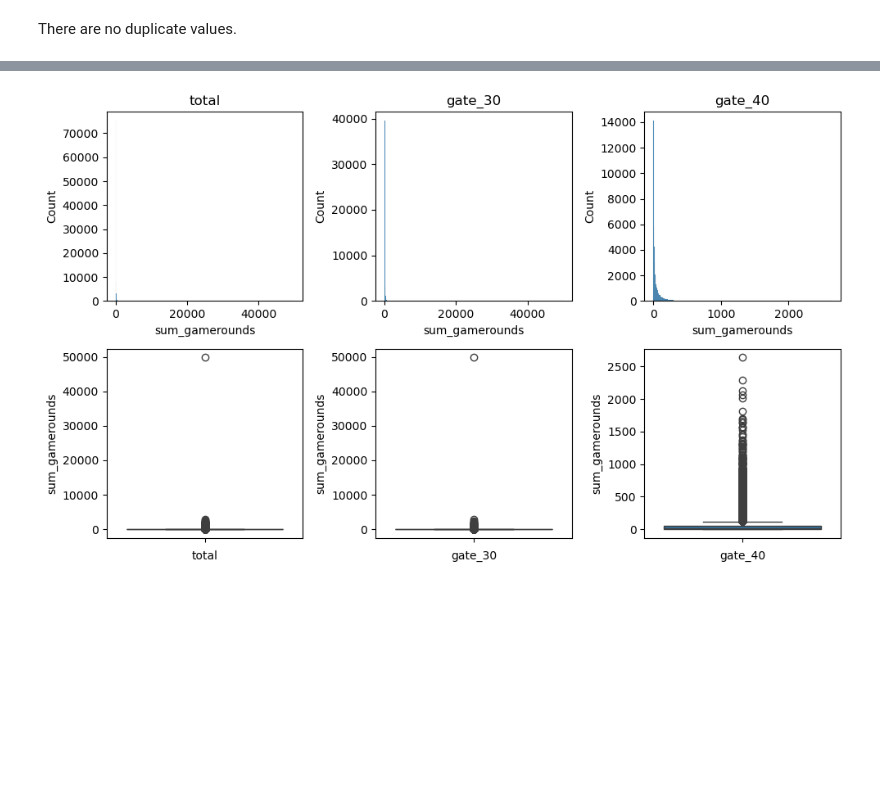
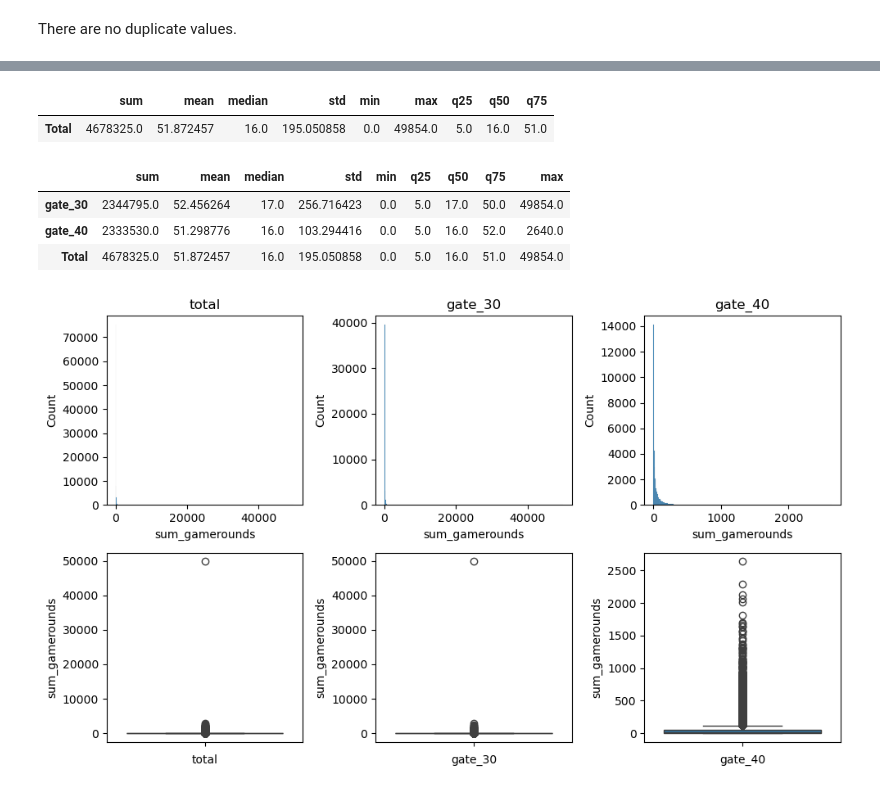
Before and after one commit to Itaru2018/Cookie_cats, a Jupyter notebook: notebook/cookie_cats.ipynb, the cells around one changed output, grey strips where cells are left out. Cells and saved outputs as stored; diff of their text form; code cells hidden in the pictures; blank space fills up the shorter version.

```diff
--- a/notebook/cookie_cats.ipynb
+++ b/notebook/cookie_cats.ipynb
@@ -75,0 +89,5 @@ There are no duplicate values.
+# %%
+# Create a total row
+game_total_stats  = df['sum_gamerounds'].agg(['sum', 'mean', 'median', 'std', 'min', 'max'])
+
+game_total_stats
@@ -75,0 +102,7 @@ There are no duplicate values.
+# %%
+# Add quantile
+game_total_stats['q25'] = df['sum_gamerounds'].quantile(0.25)
+game_total_stats['q50'] = df['sum_gamerounds'].quantile(0.5)
+game_total_stats['q75'] = df['sum_gamerounds'].quantile(0.75)
+
+game_total_stats
@@ -76,3 +120,22 @@ There are no duplicate values.
+# %%
+# Rename the series
+game_total_stats.name = 'Total'
+
+# Convert the Series to a frame and transpose it
+game_total_stats_df = game_total_stats.to_frame().T
+game_total_stats_df
+# %% [output]
+|  | sum | mean | median | std | min | max | q25 | q50 | q75 |
+| Total | 4678325.0 | 51.872457 | 16.0 | 195.050858 | 0.0 | 49854.0 | 5.0 | 16.0 | 51.0 |
+# %%
+# Concat it and create a summary statistic about sum_gamerounds
+df_game_summary_stats_all = pd.concat([df_game_summary_stats, game_total_stats_df])
+df_game_summary_stats_all
+# %% [output]
+|  | sum | mean | median | std | min | q25 | q50 | q75 | max |
+| gate_30 | 2344795.0 | 52.456264 | 17.0 | 256.716423 | 0.0 | 5.0 | 17.0 | 50.0 | 49854.0 |
+| gate_40 | 2333530.0 | 51.298776 | 16.0 | 103.294416 | 0.0 | 5.0 | 16.0 | 52.0 | 2640.0 |
+| Total | 4678325.0 | 51.872457 | 16.0 | 195.050858 | 0.0 | 5.0 | 16.0 | 51.0 | 49854.0 |
 # %%
 # Draw boxplots and histgrams of `sum_gamerounds` in the following 3 categories
 # Entire dataset, gate_30 and gate_40
```
Also changed, not shown: parts of 9 cells of this notebook.
